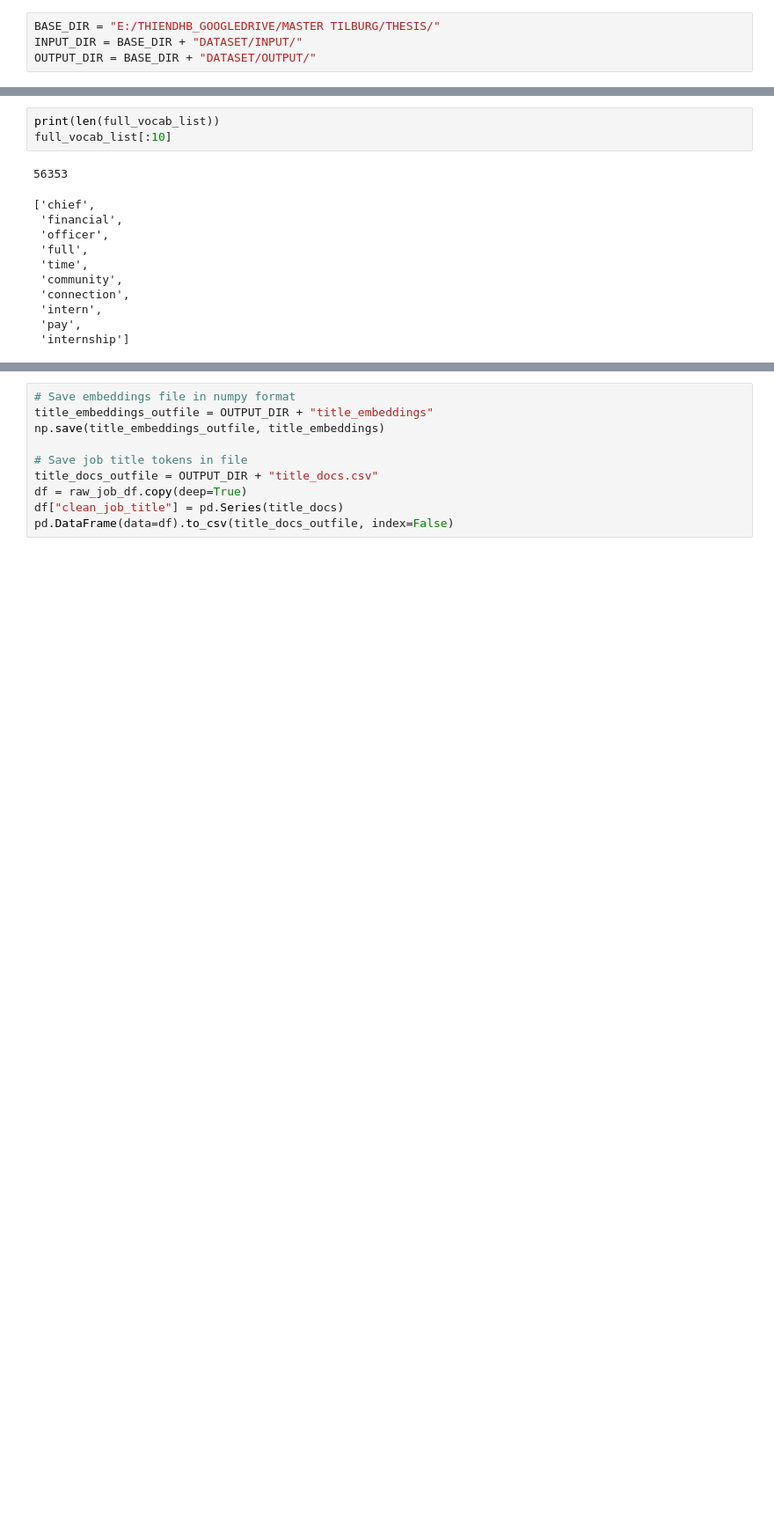
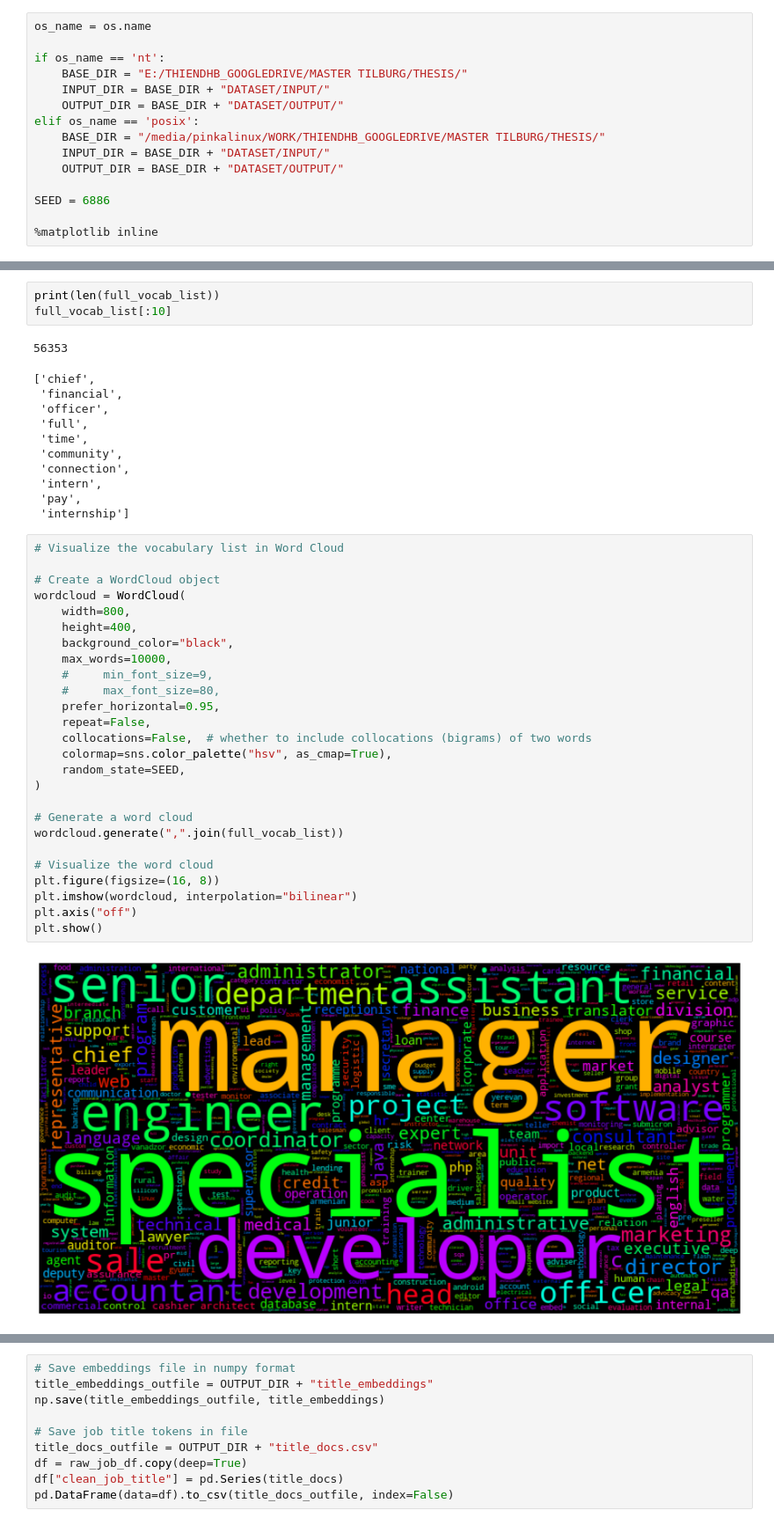
Before and after one commit to dhbangtroi/dss-thesis, a Jupyter notebook: CODES/02_job-title_02_embedding.ipynb, the cells around one changed output, grey strips where cells are left out. Shown at 88% size. Saved outputs shown, nothing was run; the diff lists cells and outputs as text; blank space fills up the shorter version.

```diff
--- a/CODES/02_job-title_02_embedding.ipynb
+++ b/CODES/02_job-title_02_embedding.ipynb
@@ -14,9 +26,20 @@ from tqdm import tqdm     # displaying progress bar while running computation
 # %% [markdown]
 ## Configurate and declare global variables
 # %%
-BASE_DIR = "E:/THIENDHB_GOOGLEDRIVE/MASTER TILBURG/THESIS/"
-INPUT_DIR = BASE_DIR + "DATASET/INPUT/"
-OUTPUT_DIR = BASE_DIR + "DATASET/OUTPUT/"
+os_name = os.name
+
+if os_name == 'nt':
+    BASE_DIR = "E:/THIENDHB_GOOGLEDRIVE/MASTER TILBURG/THESIS/"
+    INPUT_DIR = BASE_DIR + "DATASET/INPUT/"
+    OUTPUT_DIR = BASE_DIR + "DATASET/OUTPUT/"
+elif os_name == 'posix':
+    BASE_DIR = "/media/pinkalinux/WORK/THIENDHB_GOOGLEDRIVE/MASTER TILBURG/THESIS/"
+    INPUT_DIR = BASE_DIR + "DATASET/INPUT/"
+    OUTPUT_DIR = BASE_DIR + "DATASET/OUTPUT/"
+
+SEED = 6886
+
+%matplotlib inline
 # %% [markdown]
 ## Import data
 # %%
@@ -82,6 +105,34 @@ full_vocab_list[:10]
  'intern',
  'pay',
  'internship']
+# %%
+# Visualize the vocabulary list in Word Cloud
+
+# Create a WordCloud object
+wordcloud = WordCloud(
+    width=800,
+    height=400,
+    background_color="black",
+    max_words=10000,
+    #     min_font_size=9,
+    #     max_font_size=80,
+    prefer_horizontal=0.95,
+    repeat=False,
+    collocations=False,  # whether to include collocations (bigrams) of two words
+    colormap=sns.color_palette("hsv", as_cmap=True),
+    random_state=SEED,
+)
+
+# Generate a word cloud
+wordcloud.generate(",".join(full_vocab_list))
+
+# Visualize the word cloud
+plt.figure(figsize=(16, 8))
+plt.imshow(wordcloud, interpolation="bilinear")
+plt.axis("off")
+plt.show()
+# %% [output]
+[figure, added]
 # %%
 vocab_list = list(set(full_vocab_list))
 print(len(vocab_list))
```
Also changed, not shown: parts of 20 cells of this notebook, 22 other files.
